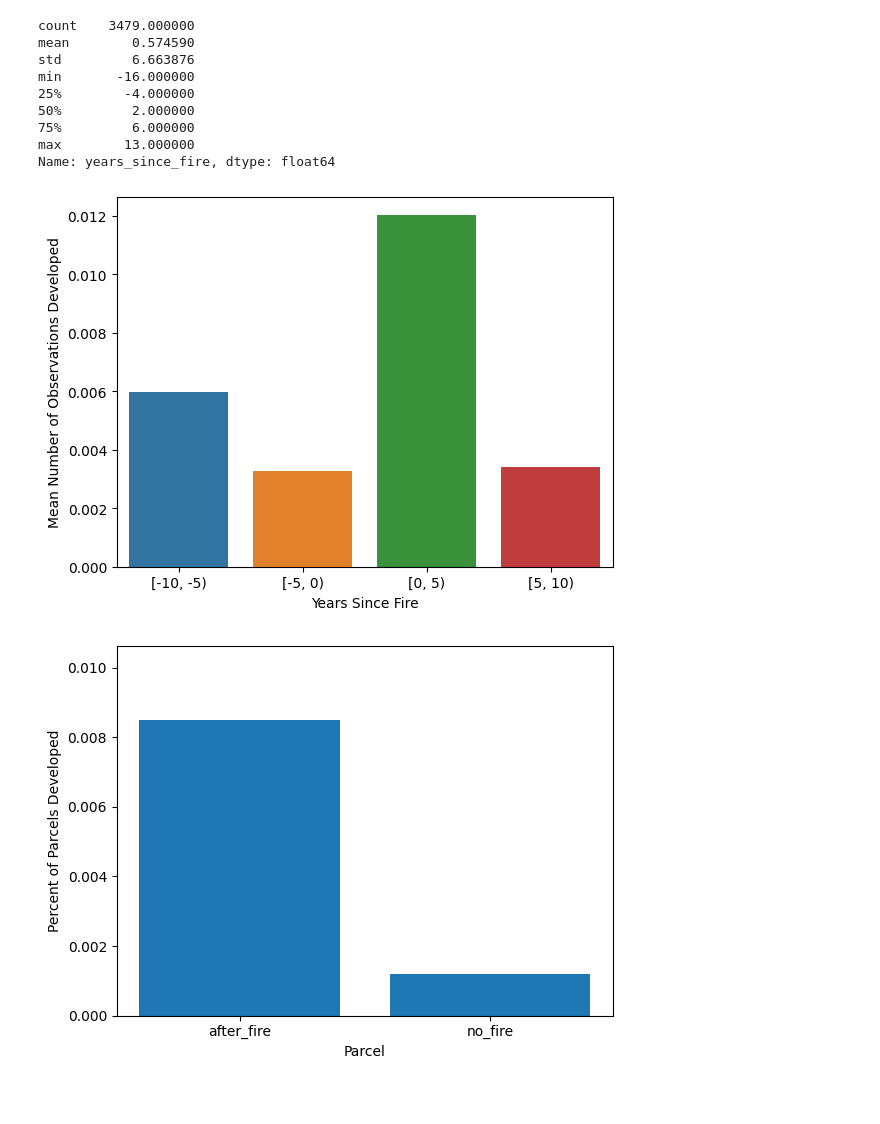
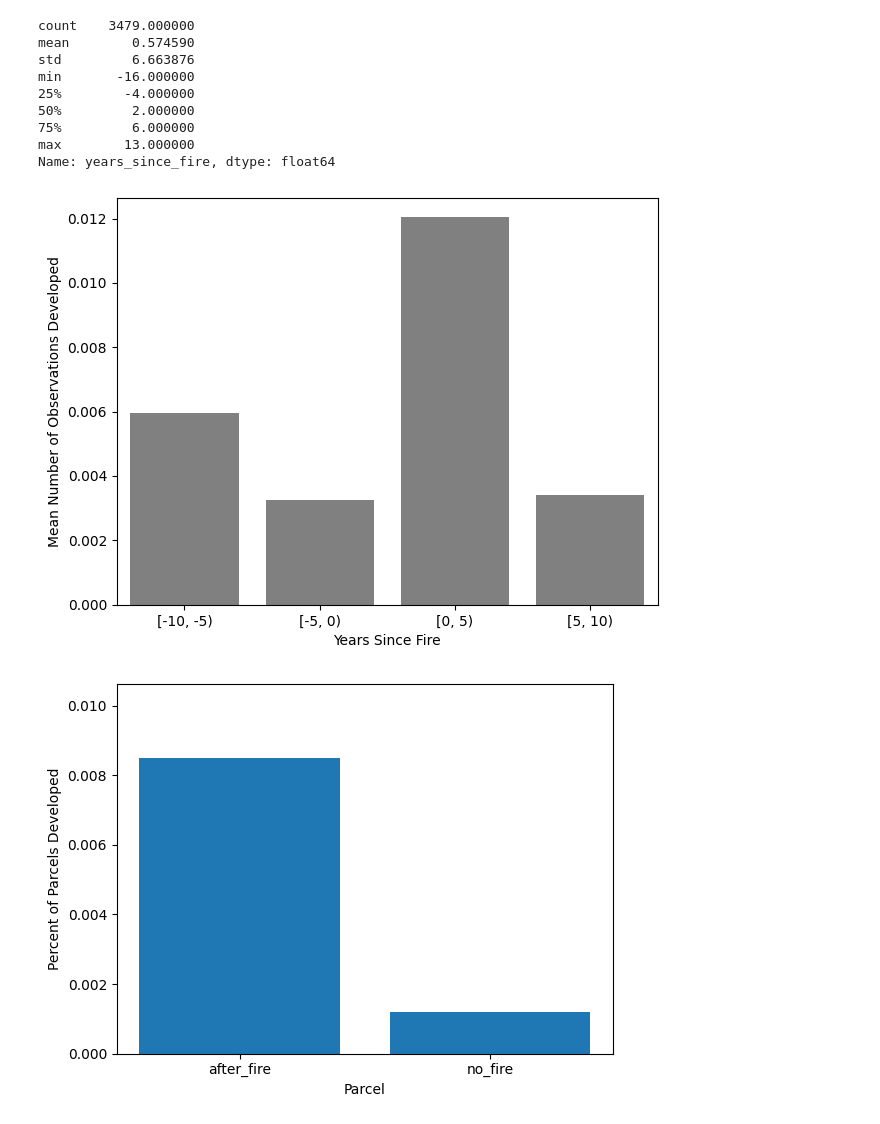
Before and after one commit to sdamerdji/dissertation, a Jupyter notebook: iv/fires iv.ipynb, the cells around one changed output. Cells and saved outputs as stored; diff of their text form; code cells hidden in the pictures; blank space fills up the shorter version.

```diff
--- a/iv/fires iv.ipynb
+++ b/iv/fires iv.ipynb
@@ -118,0 +86,4 @@ result.Developed.sum()
+# %%
+result['revenue'] = result['sqft_price'] * result['Envelope_1000'] * 1000
+result['costs'] = result['construction_cost_est'] + result['imputed_fair_market_acquisition']
+result['r/c'] = result['revenue'] / result['costs']
@@ -171,16 +504,17 @@ Name: years_since_fire, dtype: float64
 # %%
 # Compute the mean for each unique value of 'years_since_fire'
 to_plot = panel_fires.copy()
 to_plot['years_since_fire_bucket'] = pd.cut(to_plot['years_since_fire'], bins=range(-10, 11, 5), right=False)
 to_plot = to_plot.groupby('years_since_fire_bucket')['Developed'].mean().reset_index()
 
 # Plot using seaborn
-sns.barplot(x='years_since_fire_bucket', y='Developed', data=to_plot)
+sns.barplot(x='years_since_fire_bucket', y='Developed', data=to_plot, color='grey')
 plt.ylabel('Mean Number of Observations Developed')
 plt.xlabel('Years Since Fire')
-plt.show()
+plt.tight_layout()
+plt.savefig('./dev_after_fire.png')
 # %% [output]
-[figure, old version]
+[figure, new version]
 # %%
 panel_fires['fire_category'] = np.where(panel_fires['years_since_fire'].fillna(-1) < 0, 'no_fire', 'after_fire')
 
```
Also changed, not shown: parts of 29 cells of this notebook, 6 other files.
